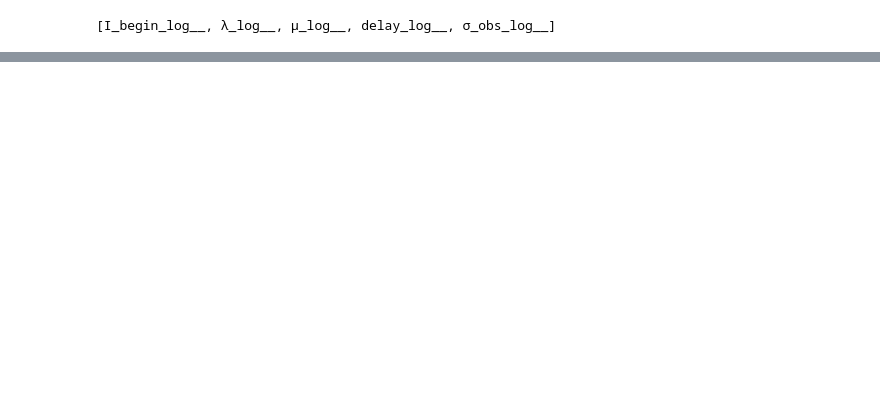
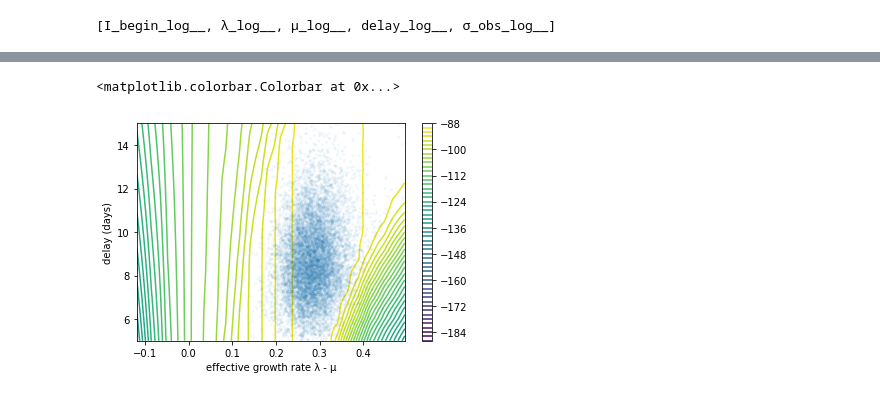
Before and after one commit to Priesemann-Group/covid19_inference_forecast, a Jupyter notebook: scripts/paper/brute_force.ipynb, the cells around one changed output, grey strips where cells are left out. Cells and saved outputs as stored; diff of their text form; code cells hidden in the pictures; blank space fills up the shorter version.

```diff
--- a/scripts/paper/brute_force.ipynb
+++ b/scripts/paper/brute_force.ipynb
@@ -308,0 +478,24 @@ delay 959  (CI: [5.82, 12.74] Range: [5.00, 15.00])
+# %%
+import scipy.ndimage
+
+mat_lambda_mu = np.exp(lambda_r[:, None]) - np.exp(mu_r[None,:])
+sort = np.argsort(mat_lambda_mu, axis=None)
+eff_lambda = np.sort(mat_lambda_mu, axis=None)
+likeli = np.max(logp_flat_mat.reshape(logp_mat.shape[0], -1, *logp_mat.shape[-2:])[:,sort], axis=(0,3))
+#likeli = scipy.ndimage.maximum_filter(likeli, size=(40,1))
+likeli = np.max(likeli.reshape(40, 30, 30), axis=1)
+fig, ax  = plt.subplots(1)
+max_likeli_int = round(np.ceil(np.max(likeli)))
+cntr1 = ax.contour(eff_lambda[15::30], np.exp(delay_r),likeli.T,
+                   levels=np.arange(max_likeli_int-100, max_likeli_int+2, 2))
+xlim = ax.get_xlim()
+ylim = ax.get_ylim()
+ax.set_xlabel('effective growth rate λ - μ')
+ax.set_ylabel('delay (days)')
+ax.plot(trace.λ- trace.μ, trace.delay, '.', mew=0, alpha=0.05)
+ax.set_xlim(xlim)
+ax.set_ylim(ylim)
+fig.colorbar(cntr1, ax=ax)
+# %% [output]
+<matplotlib.colorbar.Colorbar at 0x...>
+[figure, added]
```
Also changed, not shown: parts of 10 cells of this notebook, 2 other files.
